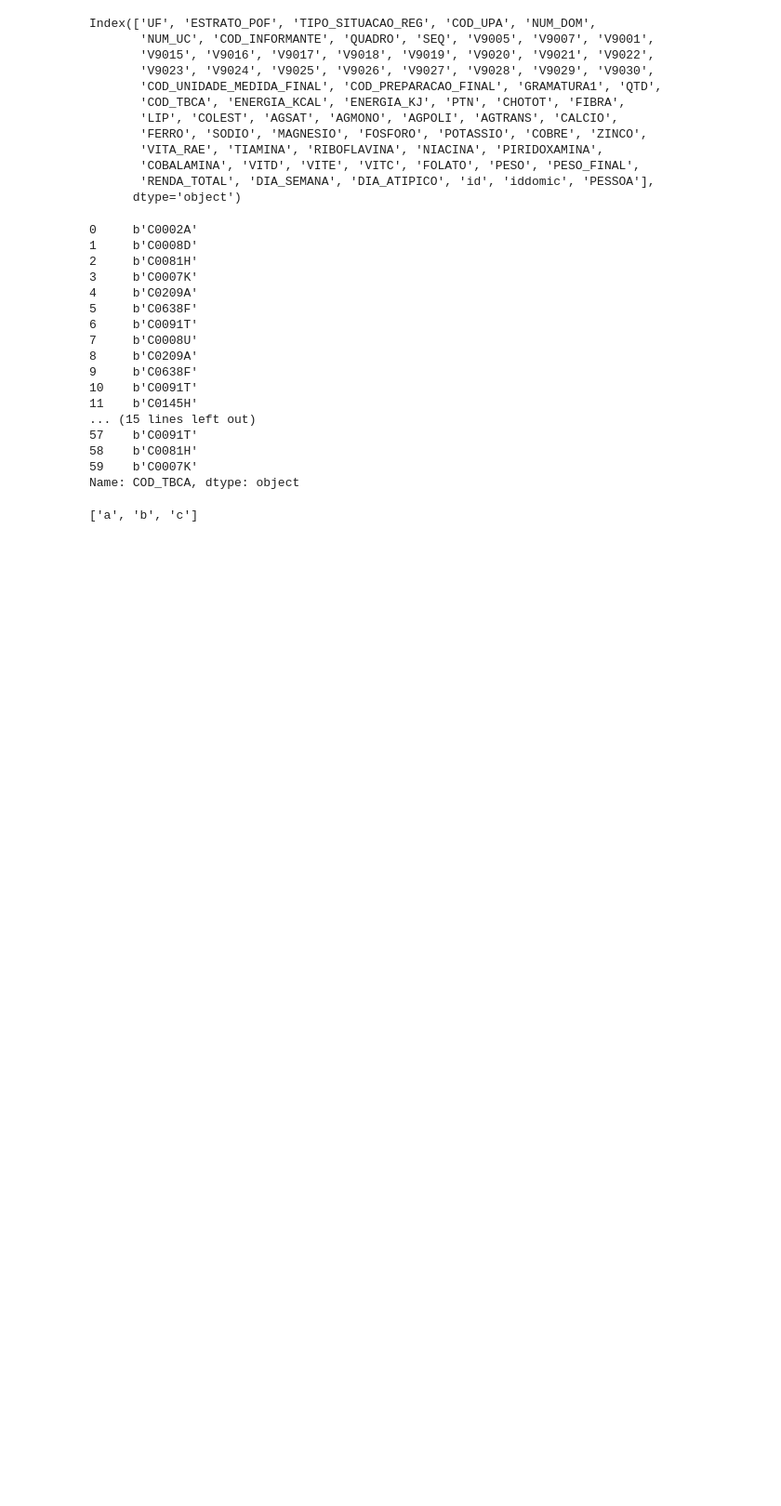
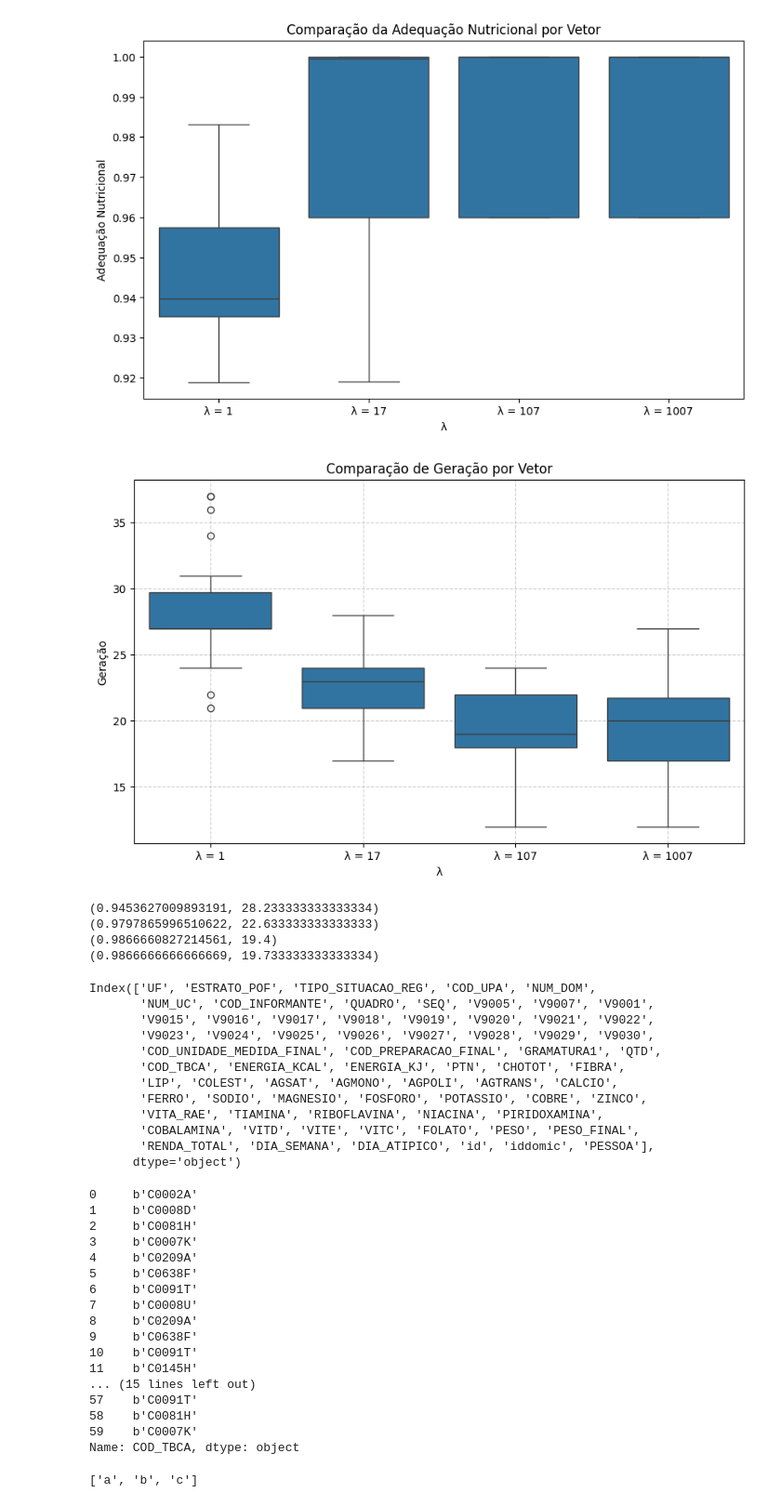
Before and after one commit to thalyson004/nutrition-study, a Jupyter notebook: notebooks/samples/000_test.ipynb, the cells around one changed output. Shown at 93% size. Cells and saved outputs as stored; diff of their text form; code cells hidden in the pictures; blank space fills up the shorter version.

```diff
--- a/notebooks/samples/000_test.ipynb
+++ b/notebooks/samples/000_test.ipynb
@@ -5,3 +1,61 @@ sys.path.append("../..")
+# %%
+import pandas as pd
+import matplotlib.pyplot as plt
+import seaborn as sns
+import statistics
+
+# Dados fornecidos
+result001 = [(0.9520061288245505, 29), (0.9277728433049274, 27), (0.9637671899156387, 27), (0.9494116626280026, 21), (0.9595389233481144, 28), (0.9200732476150404, 31), (0.9361255469320243, 36), (0.9622637743692165, 27), (0.918907629141198, 27), (0.9608386768381832, 27), (0.9239118023725992, 34), (0.983181521060819, 28), (0.9299805307308051, 27), (0.9350430681289099, 24), (0.9539205383620806, 28), (0.9525531648182406, 31), (0.9394172634224625, 30), (0.9385549699422316, 26), (0.937559616988758, 28), (0.976713935846636, 27), (0.9714298629178088, 22), (0.9371841310955358, 29), (0.9515155085956507, 37), (0.93565168285408, 30), (0.9398179297113235, 27), (0.9583035543714491, 27), (0.9296489344258325, 27), (0.9220017485699247, 24), (0.9385414975777069, 37), (0.9552441449698211, 24)]
+result017 = [(1.0000000000000002, 20), (0.9595883229813668, 18), (0.9598481987577643, 17), (0.9599821889400925, 28), (0.9598738754985757, 20), (0.9599443478260873, 26), (1.0000000000000002, 24), (0.999950674643875, 21), (0.9996558749749552, 22), (0.9600000000000003, 21), (0.9999965217391308, 22), (1.0000000000000002, 22), (0.9999825000000003, 24), (0.9600000000000003, 26), (1.0000000000000002, 19), (1.0000000000000002, 24), (0.9999817834101385, 26), (0.9997159006211183, 22), (0.9999925944700464, 25), (0.9596316770186338, 24), (0.9999935973597364, 23), (0.9995515000000003, 25), (0.9599748598290602, 20), (0.9599146240559506, 23), (0.9580600000000002, 19), (1.0000000000000002, 24), (0.9996965000000003, 22), (0.9190979130434785, 25), (0.9592576956521742, 23), (0.9599068387096777, 24)]
+result107 = [(1.0000000000000002, 15), (1.0000000000000002, 19), (0.9600000000000003, 21), (1.0000000000000002, 17), (0.9600000000000003, 24), (1.0000000000000002, 21), (1.0000000000000002, 19), (1.0000000000000002, 18), (0.9600000000000003, 18), (1.0000000000000002, 20), (1.0000000000000002, 21), (0.959983972326904, 23), (0.9600000000000003, 24), (1.0000000000000002, 18), (1.0000000000000002, 22), (0.9600000000000003, 22), (1.0000000000000002, 15), (1.0000000000000002, 16), (0.9600000000000003, 22), (0.9600000000000003, 24), (0.9600000000000003, 16), (0.9999985093167705, 15), (1.0000000000000002, 12), (1.0000000000000002, 19), (1.0000000000000002, 19), (1.0000000000000002, 19), (1.0000000000000002, 22), (0.9600000000000003, 19), (1.0000000000000002, 20), (1.0000000000000002, 22)]
+result1007 = [(1.0000000000000002, 24), (1.0000000000000002, 22), (1.0000000000000002, 15), (1.0000000000000002, 20), (1.0000000000000002, 24), (1.0000000000000002, 18), (0.9600000000000003, 16), (0.9600000000000003, 25), (1.0000000000000002, 17), (1.0000000000000002, 17), (1.0000000000000002, 24), (0.9600000000000003, 17), (1.0000000000000002, 19), (0.9600000000000003, 21), (0.9600000000000003, 21), (1.0000000000000002, 20), (1.0000000000000002, 21), (1.0000000000000002, 12), (1.0000000000000002, 15), (1.0000000000000002, 20), (0.9600000000000003, 27), (0.9600000000000003, 21), (1.0000000000000002, 20), (1.0000000000000002, 17), (1.0000000000000002, 17), (1.0000000000000002, 15), (0.9600000000000003, 23), (0.9600000000000003, 17), (1.0000000000000002, 21), (0.9600000000000003, 26)]
+
+# Converte os dados para um DataFrame unificado
+df_001 = pd.DataFrame(result001, columns=['Adequação', 'Geração'])
+df_017 = pd.DataFrame(result017, columns=['Adequação', 'Geração'])
+df_107 = pd.DataFrame(result107, columns=['Adequação', 'Geração'])
+df_1007 = pd.DataFrame(result1007, columns=['Adequação', 'Geração'])
+
+df_001['λ'] = 'λ = 1'
+df_017['λ'] = 'λ = 17'
+df_107['λ'] = 'λ = 107'
+df_1007['λ'] = 'λ = 1007'
+df_combined = pd.concat([df_001, df_017, df_107, df_1007])
+
+# Gera o Boxplot de Adequação Nutricional
+plt.figure(figsize=(10, 6))
+sns.boxplot(x='λ', y='Adequação', data=df_combined)
+plt.title('Comparação da Adequação Nutricional por Vetor')
+plt.xlabel('λ')
+plt.ylabel('Adequação Nutricional')
+# plt.grid(True, linestyle='--', alpha=0.6)
+plt.show()
+
+# Gera o Boxplot de Geração
+plt.figure(figsize=(10, 6))
+sns.boxplot(x='λ', y='Geração', data=df_combined)
+plt.title('Comparação de Geração por Vetor')
+plt.xlabel('λ')
+plt.ylabel('Geração')
+plt.grid(True, linestyle='--', alpha=0.6)
+plt.show()
+
+def means(a:list[tuple]):
+    adequancy = statistics.mean( [ x[0] for x in a ]  )
+    generations = statistics.mean( [ x[1] for x in a ]  )
+    return (adequancy, generations)
+
+print( means(result001) )
+print( means(result017) )
+print( means(result107) )
+print( means(result1007) )
+# %% [output]
+[figure, added]
+[figure, added]
+(0.9453627009893191, 28.233333333333334)
+(0.9797865996510622, 22.633333333333333)
+(0.9866660827214561, 19.4)
+(0.9866666666666669, 19.733333333333334)
 # %%
 from app.components.extract_data.extract_data import getDfConsumo
 
```
Also changed, not shown: parts of 1 cell of this notebook, 5 other files.
